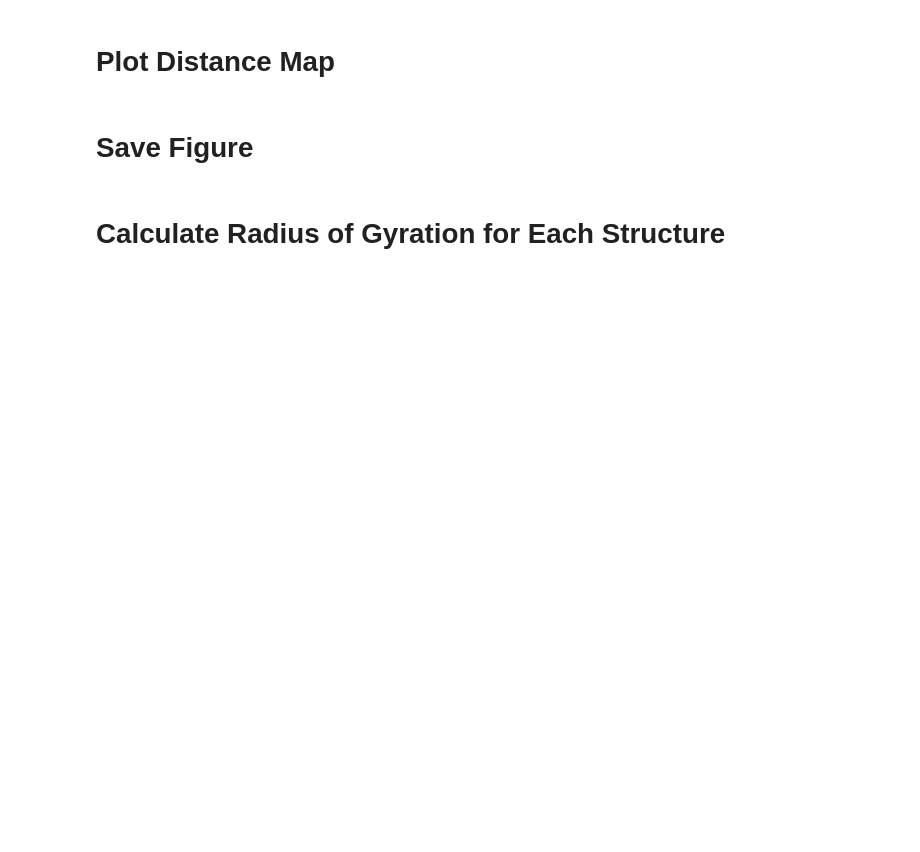
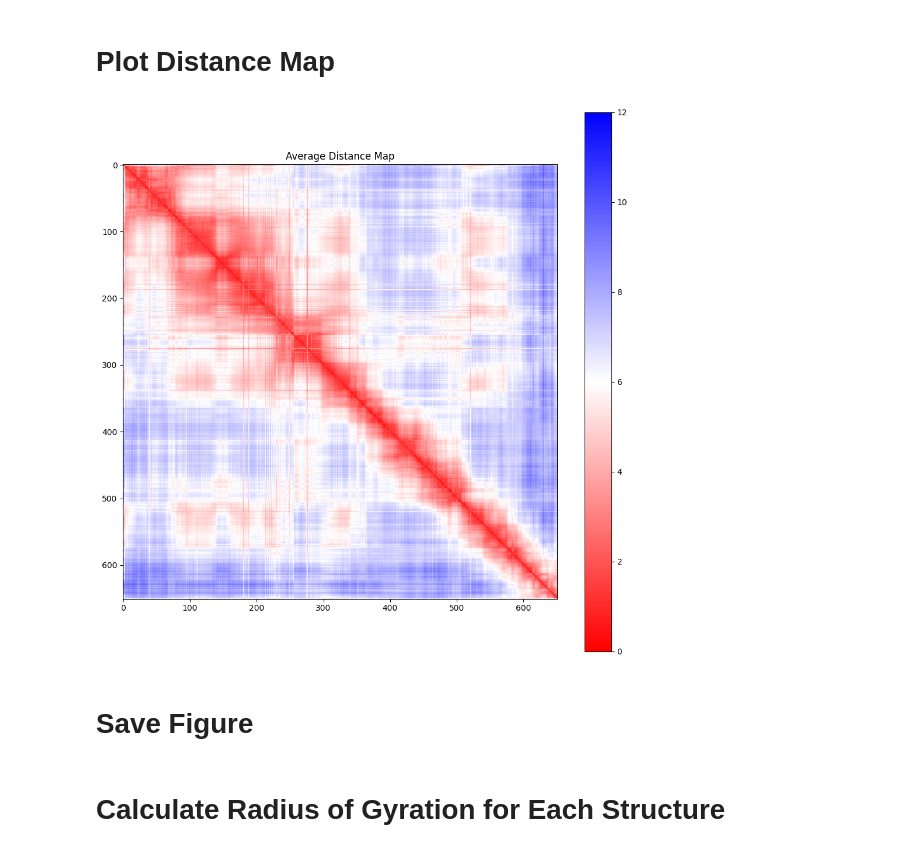
Before and after one commit to AKuhn100/ChromVAE, a Jupyter notebook: scripts/Plotting/distance_map.ipynb, the cells around one changed output. Saved outputs shown, nothing was run; the diff lists cells and outputs as text; code cells hidden in the pictures; blank space fills up the shorter version.

```diff
--- a/scripts/Plotting/distance_map.ipynb
+++ b/scripts/Plotting/distance_map.ipynb
@@ -83,11 +99,13 @@ print(f"Loaded distance matrix with shape: {average_distances.shape}")
 # %%
 import matplotlib.pyplot as plt
 # Plot distance map
 plt.figure(figsize=(12, 12))
-plt.imshow(average_distances, cmap='bwr_r', vmin=0, vmax=5)
+plt.imshow(average_distances, cmap='bwr_r', vmin=0, vmax=10)
 plt.colorbar()
 plt.title('Average Distance Map')
 plt.show()
+# %% [output]
+[figure, added]
 # %% [markdown]
 # Save Figure
 # %%
```
Also changed, not shown: parts of 8 cells of this notebook, 6 other files.
